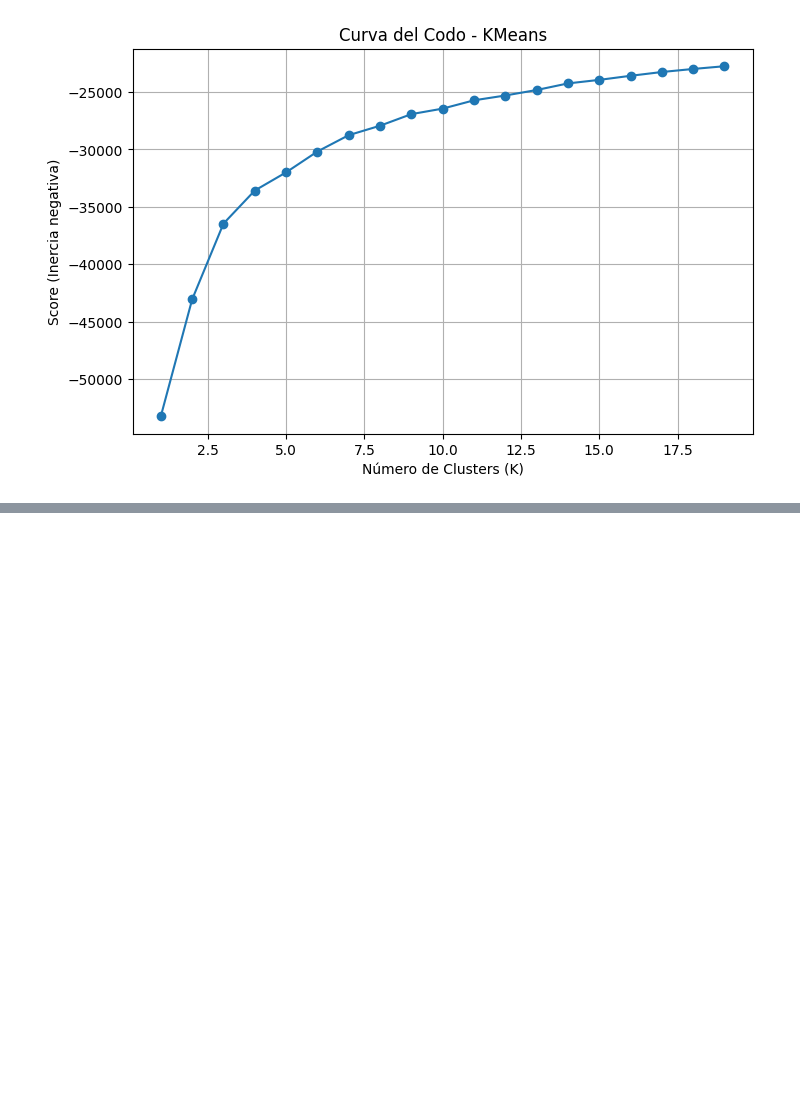
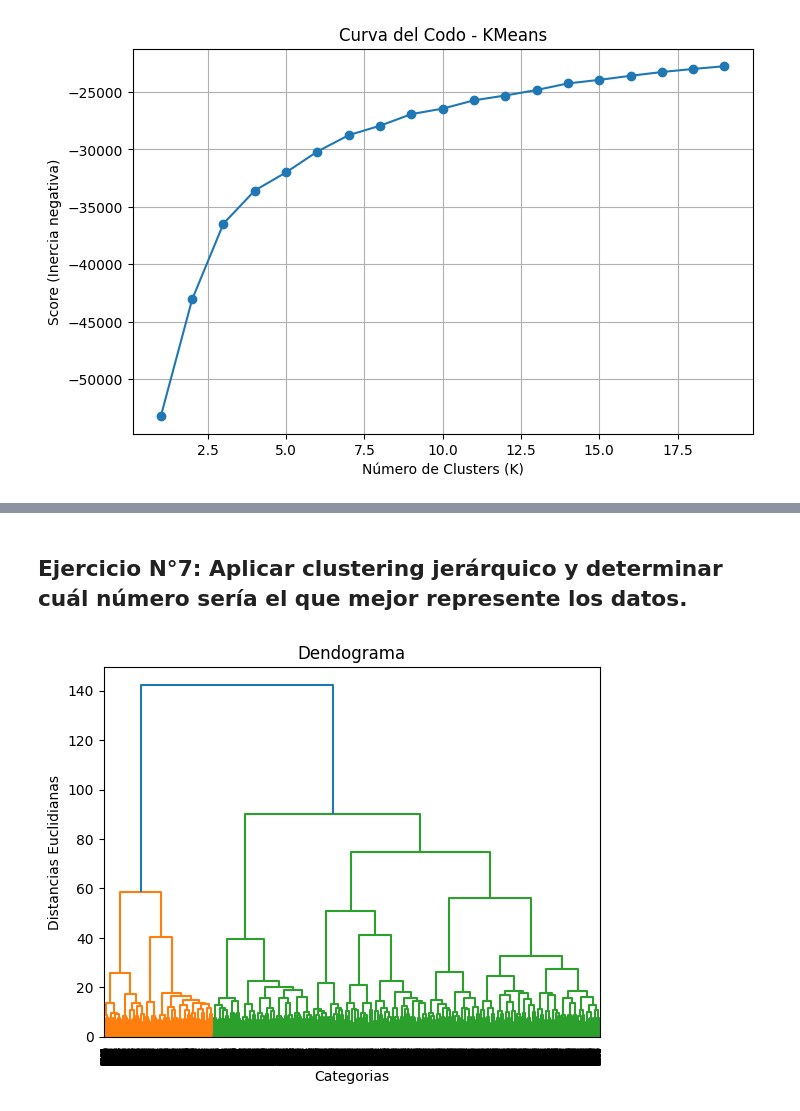
Before and after one commit to GrimaldiDamian/TP-MINERIA, a Jupyter notebook: TP_MINERIA.ipynb, the cells around one changed output, grey strips where cells are left out. Saved outputs shown, nothing was run; the diff lists cells and outputs as text; code cells hidden in the pictures; blank space fills up the shorter version.

Commit message:
Resolucion del ejercicio 7

```diff
--- a/TP_MINERIA.ipynb
+++ b/TP_MINERIA.ipynb
@@ -357,0 +347,10 @@ plt.show()
+# %% [markdown]
+## Ejercicio N°7: Aplicar clustering jerárquico y determinar cuál número sería el que mejor represente los datos.
+# %%
+dendrogram = sch.dendrogram(sch.linkage(X_scaled, method = 'ward'))
+plt.title('Dendograma')
+plt.xlabel('Categorias')
+plt.ylabel('Distancias Euclidianas')
+plt.show()
+# %% [output]
+[figure, added]
```
Also changed, not shown: parts of 5 cells of this notebook.
